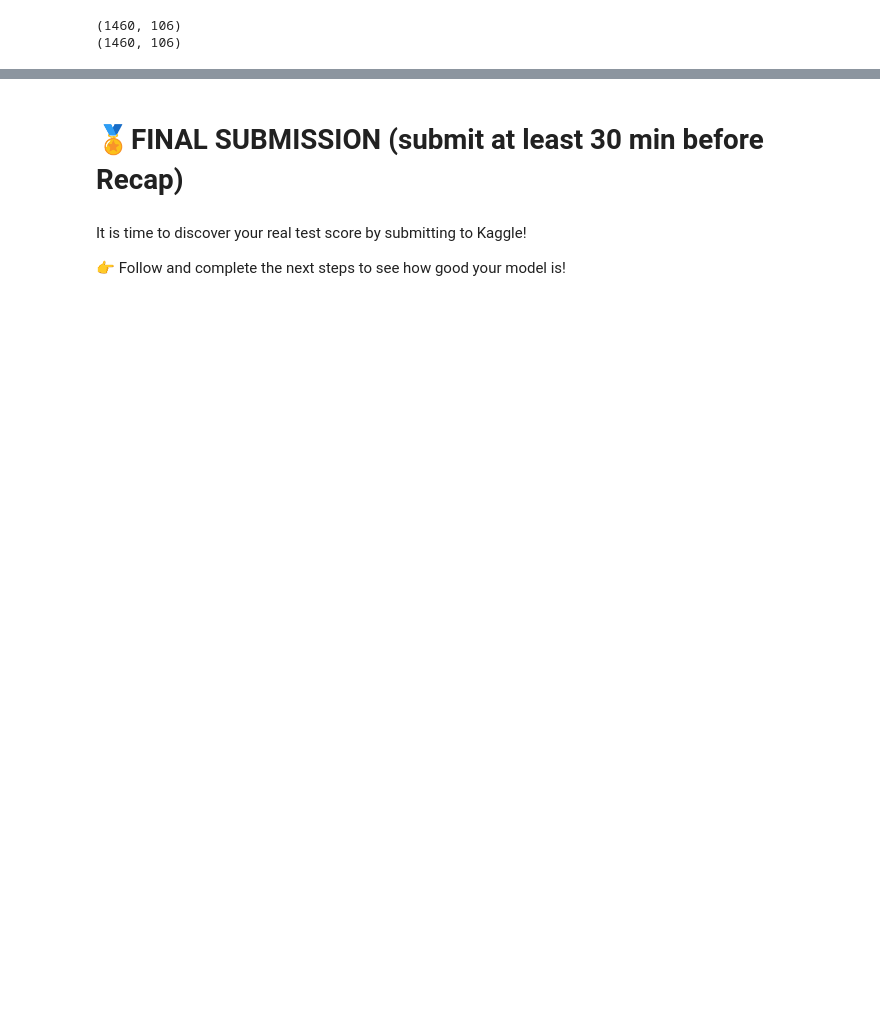
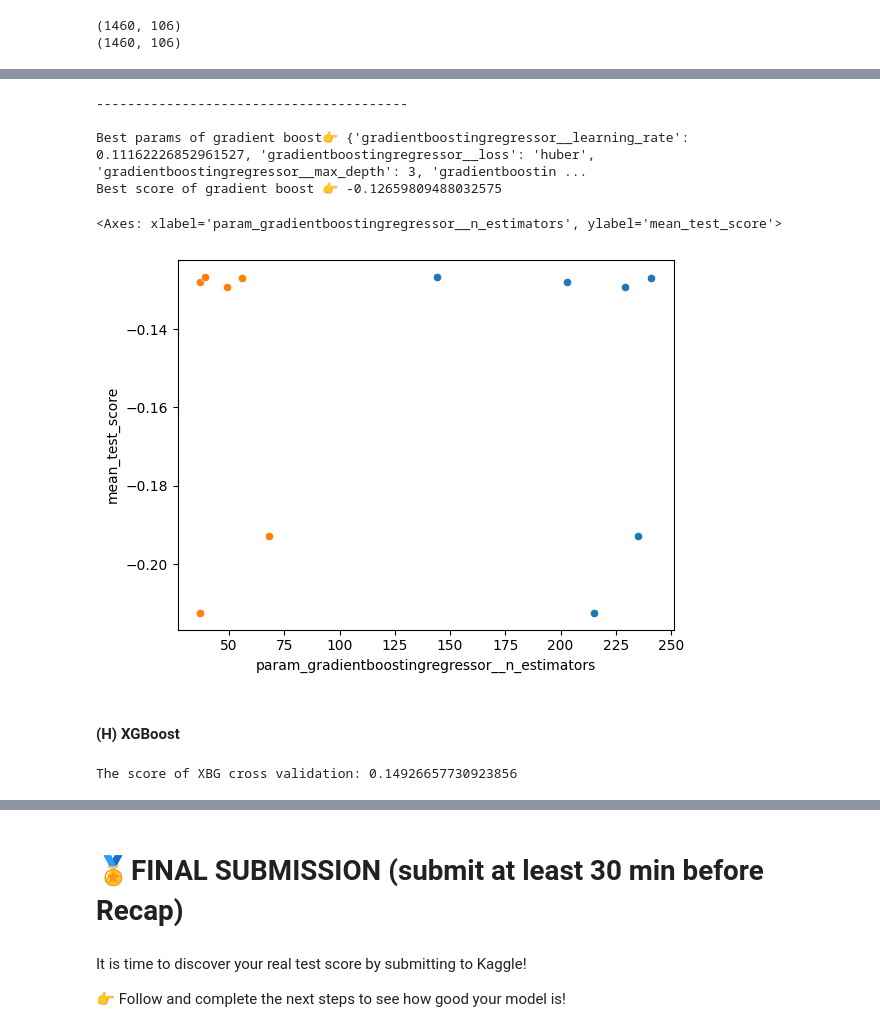
Before and after one commit to Gechen989898/HousePricePrediction, a Jupyter notebook: notebooks/houses_kaggle_competition.ipynb, the cells around one changed output, grey strips where cells are left out. Drawn from its saved outputs; the diff is of its cells as text; code cells hidden in the pictures; blank space fills up the shorter version.

```diff
--- a/notebooks/houses_kaggle_competition.ipynb
+++ b/notebooks/houses_kaggle_competition.ipynb
@@ -889,0 +913,4 @@ ridge socre with log target is 0.011
+# %%
+model = KNeighborsRegressor()
+pipe_knn = make_pipeline(preproc,model,memory=cachedir)
+score_knn = cross_val_score(pipe_knn,X,y_log,cv=5,scoring=rmsle).mean()
@@ -889,0 +951,15 @@ ridge socre with log target is 0.011
+# %%
+if allow_grid_searching:
+    param_grid = {
+        'svr__C': [0.5, 0.7, 1, 2, 5, 10],
+        'svr__epsilon': [0.01, 0.05, 0.1, 0.2, 0.5],
+    }
+    search_grid_svr = GridSearchCV(
+        pipe_svm,
+        param_grid= param_grid,
+        cv=5,
+        n_jobs=-1,
+        verbose=0,
+        scoring=rmse_neg
+    )
+    search_grid_svr.fit(X,y_log)
@@ -889,0 +998,6 @@ ridge socre with log target is 0.011
+# %%
+model = GradientBoostingRegressor(n_estimators=100, verbose=0)
+
+pipe_gb = make_pipeline(preproc, model, memory=cachedir)
+
+score_gb = cross_val_score(pipe_gb, X, y_log, cv=5, scoring=rmse).mean()
@@ -889,0 +1008,15 @@ ridge socre with log target is 0.011
+# %%
+if allow_grid_searching:
+    grid = {
+          'gradientboostingregressor__n_estimators': stats.randint(50,300),
+          'gradientboostingregressor__learning_rate': stats.uniform(0.05, 0.3),
+          'gradientboostingregressor__loss': ['lad', 'huber', 'quantile'],
+          'gradientboostingregressor__max_depth': stats.randint(3, 5),
+          'gradientboostingregressor__min_samples_split': stats.randint(2, 10),
+          'gradientboostingregressor__subsample': [0.95, 1], # 1 default
+          'gradientboostingregressor__max_features': stats.randint(1, len(X.columns)) # default None, i.e = n_features
+     }
+
+    search_gb = RandomizedSearchCV(pipe_gb, grid, scoring=rmse_neg, n_iter=8, cv=5, n_jobs=1, verbose=0)
+    # Fit data to GridSearch
+    search_gb.fit(X, y_log)
@@ -889,0 +1041,19 @@ ridge socre with log target is 0.011
+# %%
+print('\n----------------------------------------\n')
+print(f'Best params of gradient boost👉 {search_gb.best_params_}')
+print(f'Best score of gradient boost 👉 {search_gb.best_score_}')
+# %% [output]
+----------------------------------------
+
+Best params of gradient boost👉 {'gradientboostingregressor__learning_rate': 0.11162226852961527, 'gradientboostingregressor__loss': 'huber', 'gradientboostingregressor__max_depth': 3, 'gradientboostin ...
+Best score of gradient boost 👉 -0.12659809488032575
+# %%
+# Plot results of GridSearch
+df_cv_results_ = pd.DataFrame(search_gb.cv_results_)
+sns.scatterplot(x="param_gradientboostingregressor__n_estimators", y='mean_test_score', data=df_cv_results_)
+sns.scatterplot(x="param_gradientboostingregressor__max_features", y='mean_test_score', data=df_cv_results_)
+# %% [output]
+<Axes: xlabel='param_gradientboostingregressor__n_estimators', ylabel='mean_test_score'>
+[figure, added]
+# %% [markdown]
+#### (H) XGBoost
@@ -889,0 +1074,4 @@ ridge socre with log target is 0.011
+# %%
+print(f'The score of XBG cross validation: {score_xgb} ')
+# %% [output]
+The score of XBG cross validation: 0.14926657730923856
```
Also changed, not shown: parts of 37 cells of this notebook.
